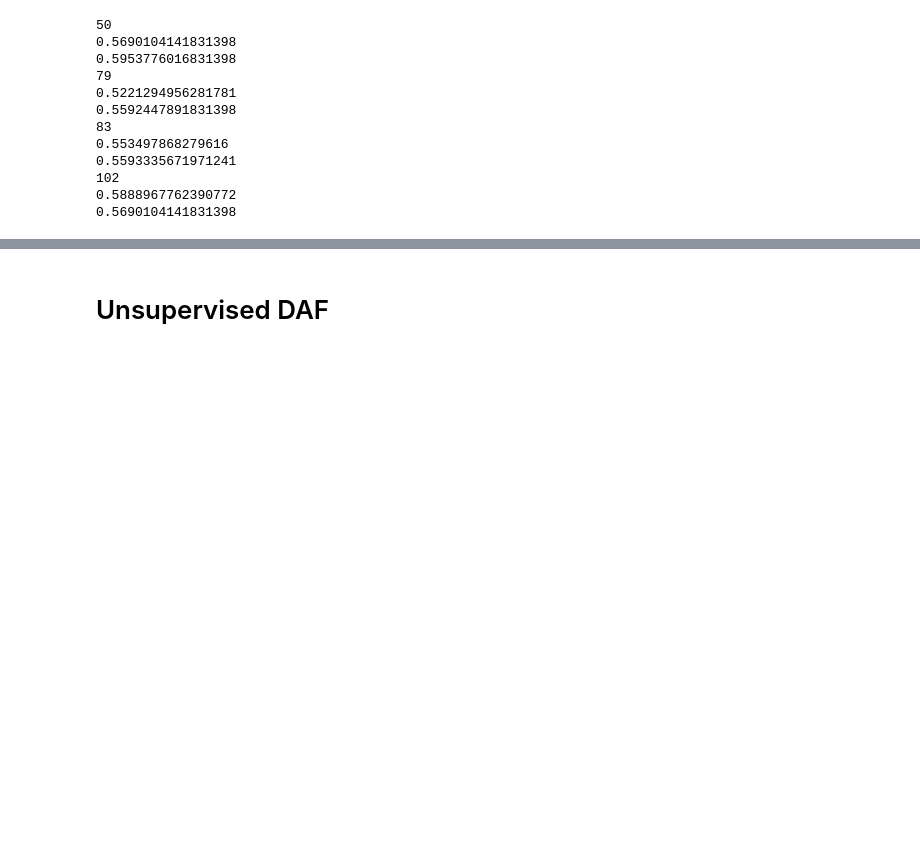
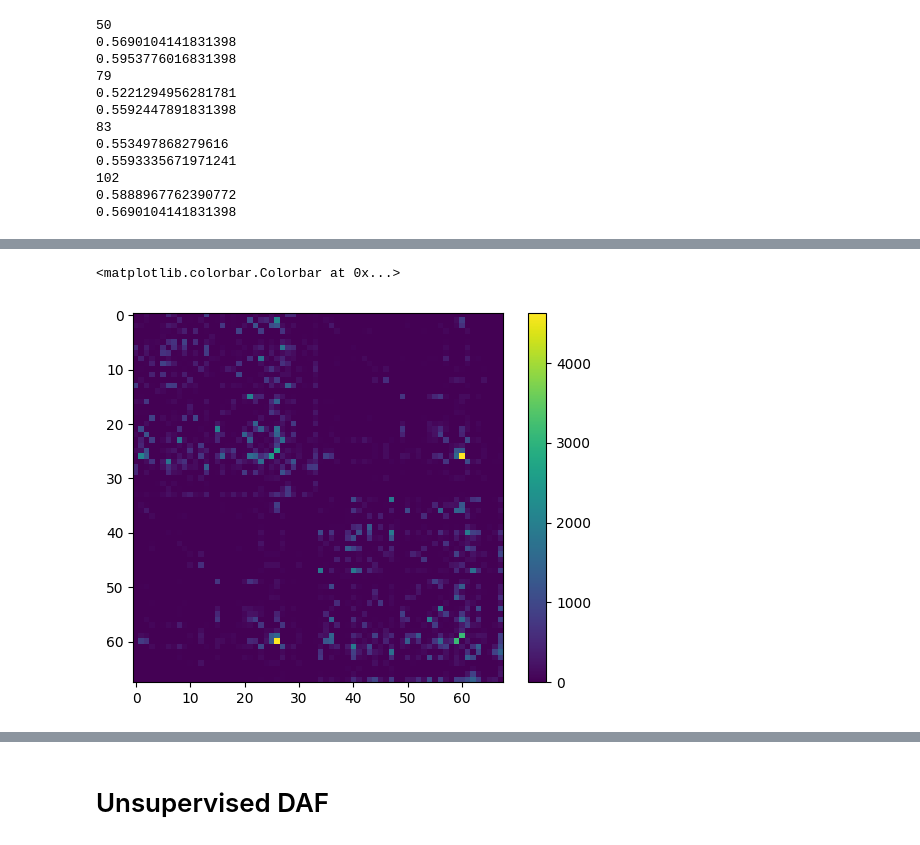
Before and after one commit to yixin-c/DAF-Reproduce, a Jupyter notebook: daf/DAF-sleep.ipynb, the cells around one changed output, grey strips where cells are left out. Saved outputs shown, nothing was run; the diff lists cells and outputs as text; code cells hidden in the pictures; blank space fills up the shorter version.

```diff
--- a/daf/DAF-sleep.ipynb
+++ b/daf/DAF-sleep.ipynb
@@ -573,0 +951,6 @@ for epoch in range(300):
+# %%
+plt.imshow(full_short['X'].mean(0))
+plt.colorbar()
+# %% [output]
+<matplotlib.colorbar.Colorbar at 0x...>
+[figure, added]
```
Also changed, not shown: parts of 19 cells of this notebook.
